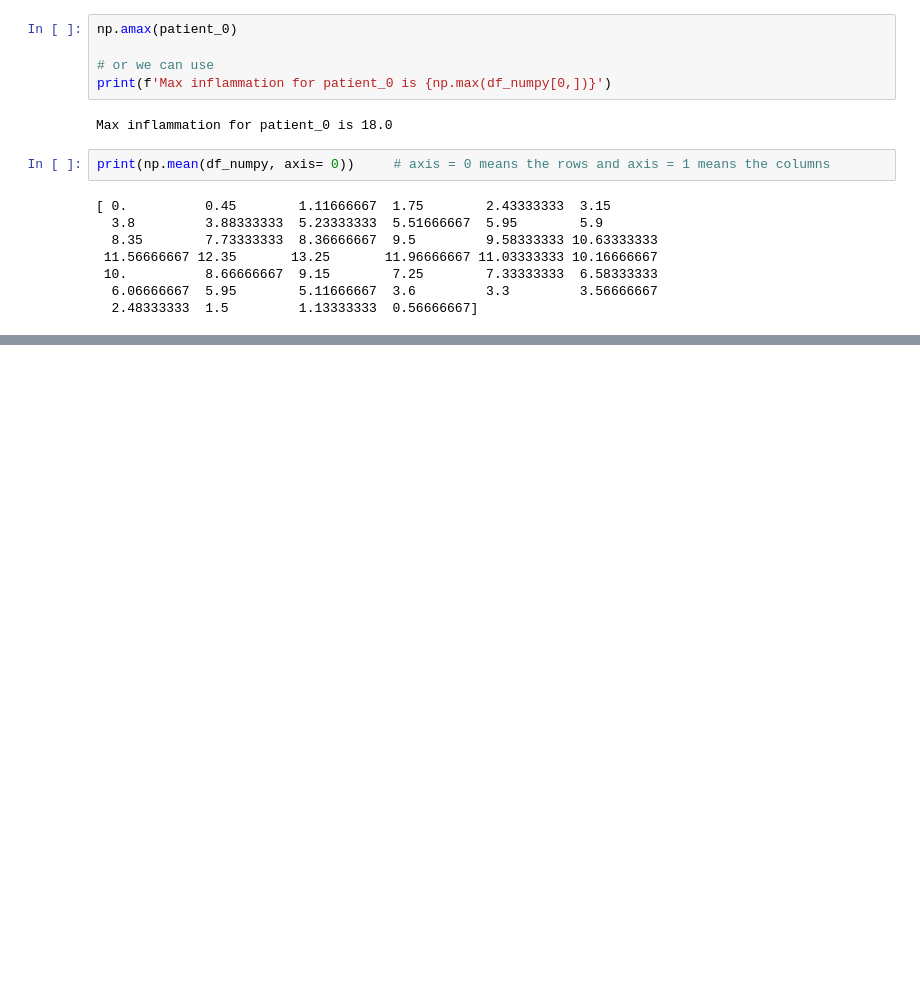
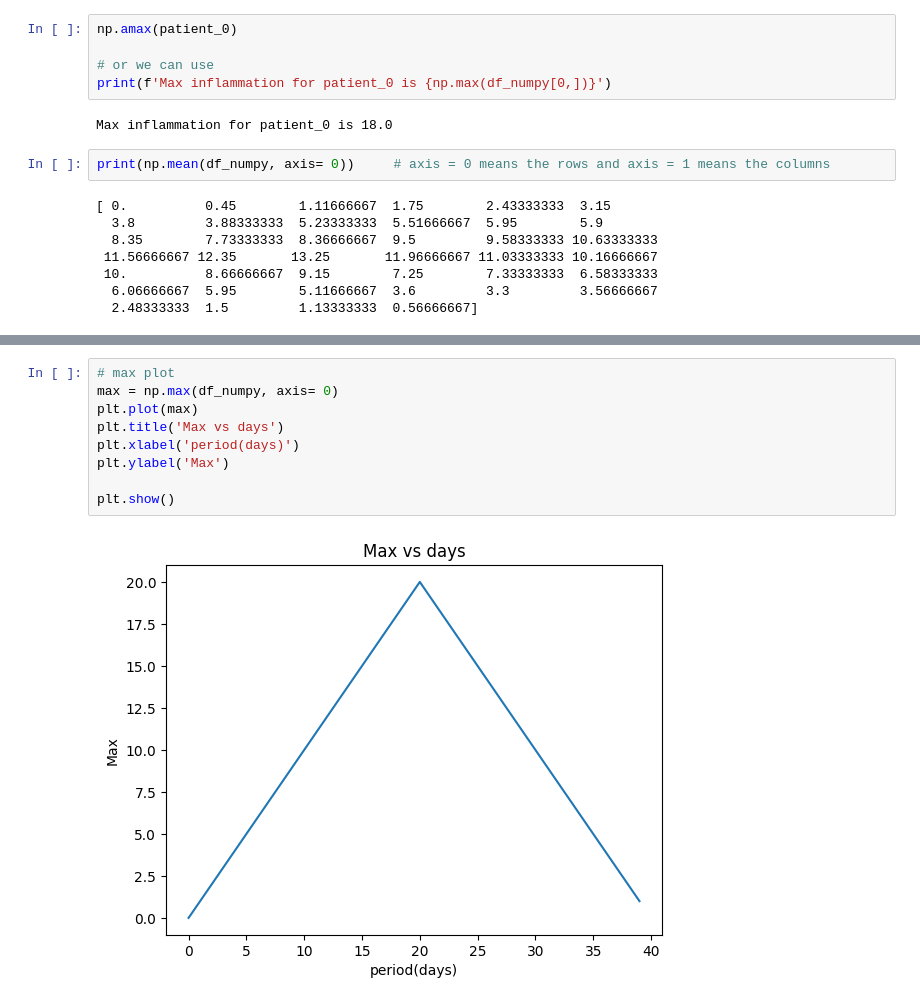
Before and after one commit to topollonaketsana/Data_Analysis, a Jupyter notebook: NIthec workshop/notebook/inflammation.ipynb, the cells around one changed output, grey strips where cells are left out. Saved outputs shown, nothing was run; the diff lists cells and outputs as text; blank space fills up the shorter version.

```diff
--- a/NIthec workshop/notebook/inflammation.ipynb
+++ b/NIthec workshop/notebook/inflammation.ipynb
@@ -121,0 +144,11 @@ print(np.mean(df_numpy, axis= 0))     # axis = 0 means the rows and axis = 1 mea
+# %%
+# max plot
+max = np.max(df_numpy, axis= 0)
+plt.plot(max)
+plt.title('Max vs days')
+plt.xlabel('period(days)')
+plt.ylabel('Max')
+
+plt.show()
+# %% [output]
+[figure, added]
```
Also changed, not shown: parts of 10 cells of this notebook.
